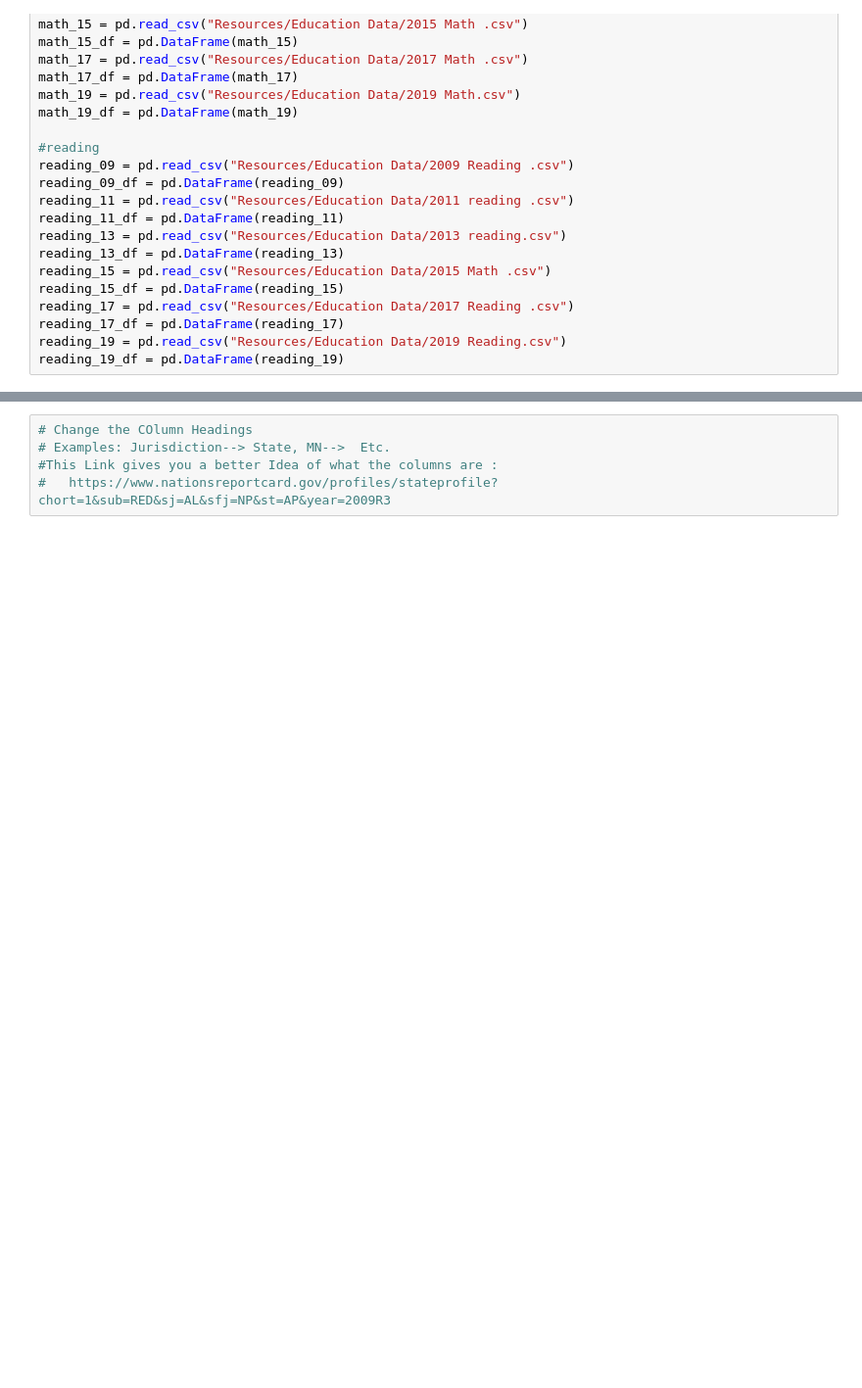
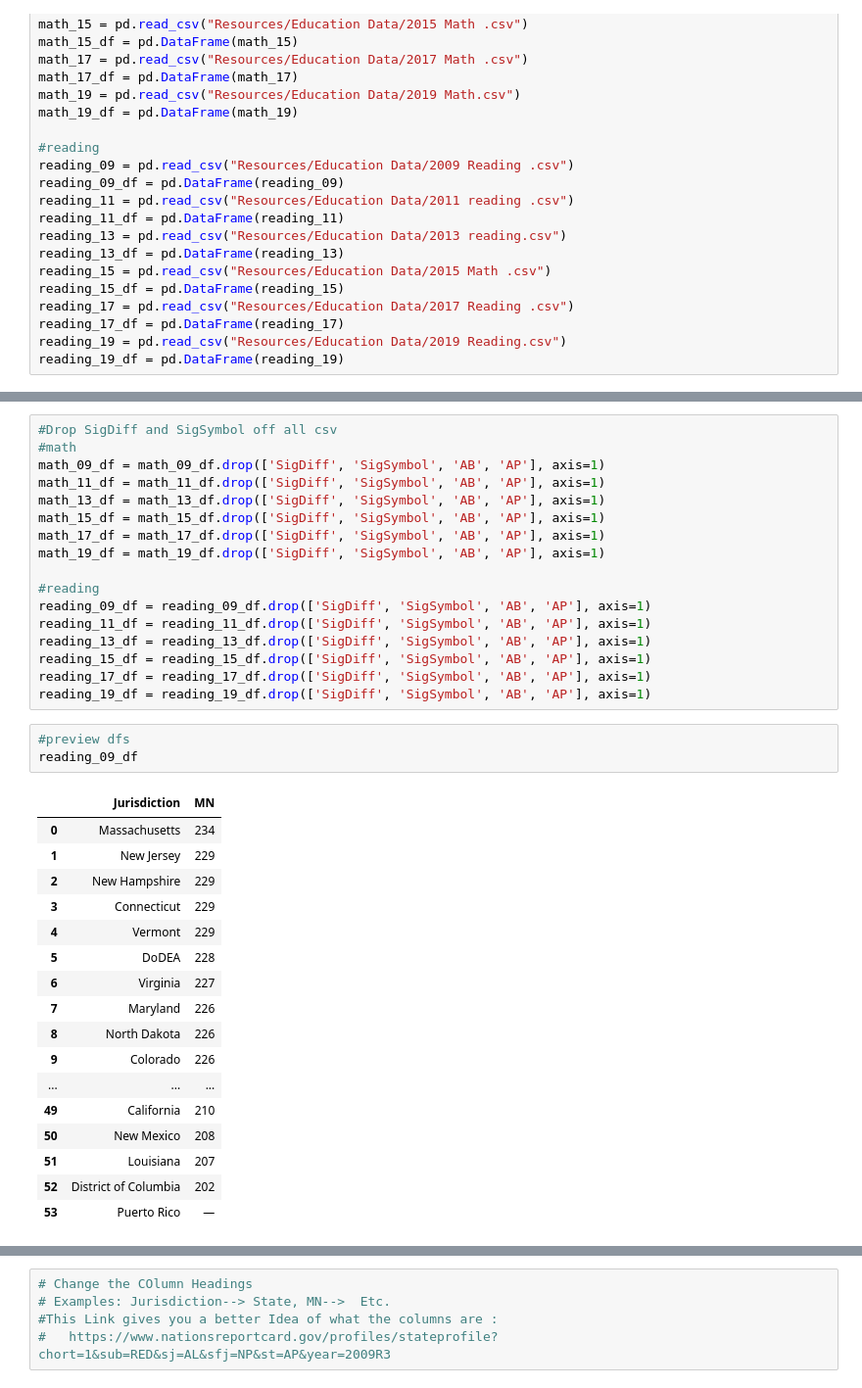
Before and after one commit to josh-acampado/dumbledores_platoon, a Jupyter notebook: National_test_scores.ipynb, the cells around one changed output, grey strips where cells are left out. Shown: that part at 98% size. Drawn from its saved outputs; the diff is of its cells as text; blank space fills up the shorter version.

```diff
--- a/National_test_scores.ipynb
+++ b/National_test_scores.ipynb
@@ -34,0 +56,38 @@ reading_19_df = pd.DataFrame(reading_19)
+# %%
+#Drop SigDiff and SigSymbol off all csv
+#math
+math_09_df = math_09_df.drop(['SigDiff', 'SigSymbol', 'AB', 'AP'], axis=1)
+math_11_df = math_11_df.drop(['SigDiff', 'SigSymbol', 'AB', 'AP'], axis=1)
+math_13_df = math_13_df.drop(['SigDiff', 'SigSymbol', 'AB', 'AP'], axis=1)
+math_15_df = math_15_df.drop(['SigDiff', 'SigSymbol', 'AB', 'AP'], axis=1)
+math_17_df = math_17_df.drop(['SigDiff', 'SigSymbol', 'AB', 'AP'], axis=1)
+math_19_df = math_19_df.drop(['SigDiff', 'SigSymbol', 'AB', 'AP'], axis=1)
+
+#reading
+reading_09_df = reading_09_df.drop(['SigDiff', 'SigSymbol', 'AB', 'AP'], axis=1)
+reading_11_df = reading_11_df.drop(['SigDiff', 'SigSymbol', 'AB', 'AP'], axis=1)
+reading_13_df = reading_13_df.drop(['SigDiff', 'SigSymbol', 'AB', 'AP'], axis=1)
+reading_15_df = reading_15_df.drop(['SigDiff', 'SigSymbol', 'AB', 'AP'], axis=1)
+reading_17_df = reading_17_df.drop(['SigDiff', 'SigSymbol', 'AB', 'AP'], axis=1)
+reading_19_df = reading_19_df.drop(['SigDiff', 'SigSymbol', 'AB', 'AP'], axis=1)
+# %%
+#preview dfs
+reading_09_df
+# %% [output]
+|  | Jurisdiction | MN |
+| 0 | Massachusetts | 234 |
+| 1 | New Jersey | 229 |
+| 2 | New Hampshire | 229 |
+| 3 | Connecticut | 229 |
+| 4 | Vermont | 229 |
+| 5 | DoDEA | 228 |
+| 6 | Virginia | 227 |
+| 7 | Maryland | 226 |
+| 8 | North Dakota | 226 |
+| 9 | Colorado | 226 |
+| ... | ... | ... |
+| 49 | California | 210 |
+| 50 | New Mexico | 208 |
+| 51 | Louisiana | 207 |
+| 52 | District of Columbia | 202 |
+| 53 | Puerto Rico | — |
```
Also changed, not shown: parts of 3 cells of this notebook.
